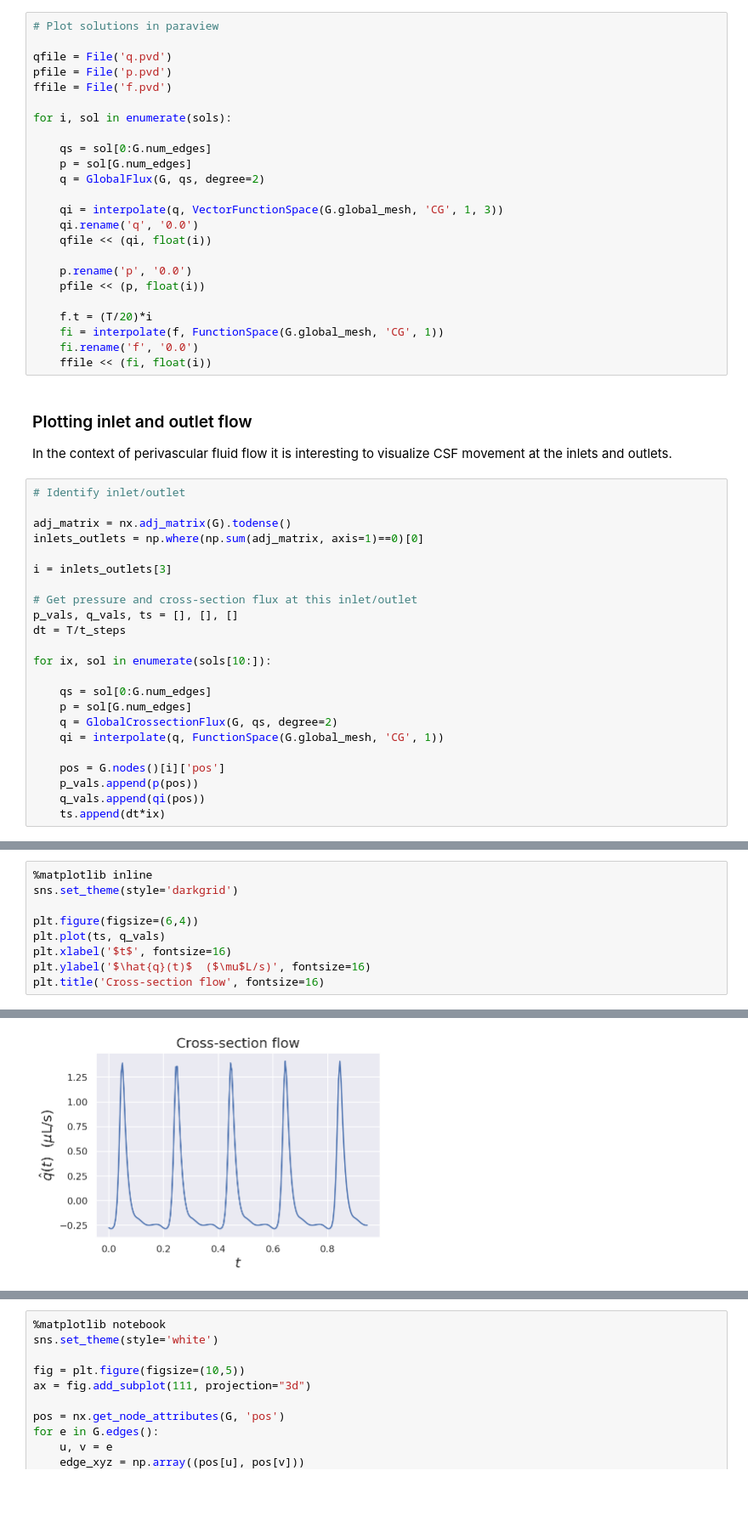
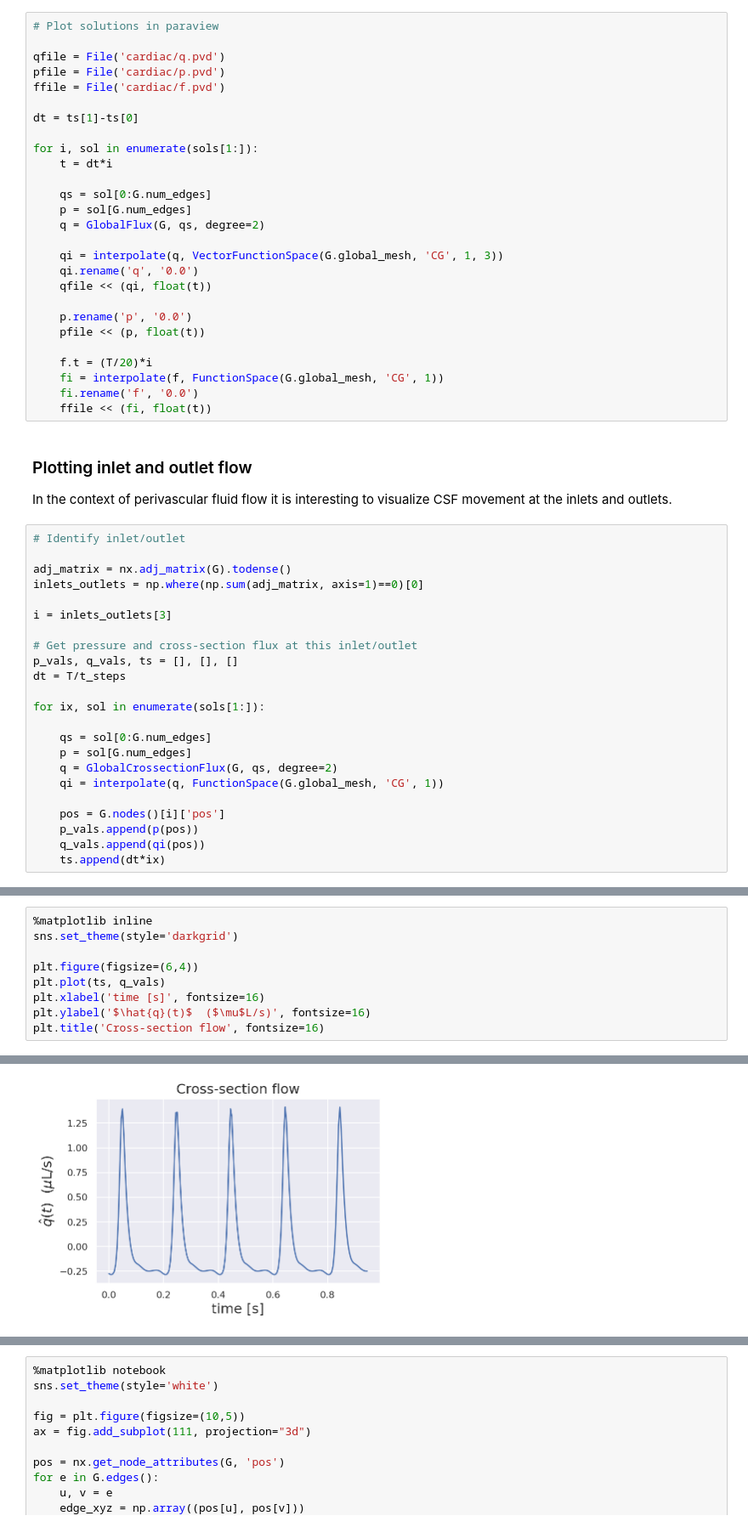
Before and after one commit to IngeborgGjerde/graphnics, a Jupyter notebook: demo/Pulsatile flow on a real vascular network.ipynb, the cells around one changed output, grey strips where cells are left out. Shown at 85% size. Cells and saved outputs as stored; diff of their text form; blank space fills up the shorter version.

```diff
--- a/demo/Pulsatile flow on a real vascular network.ipynb
+++ b/demo/Pulsatile flow on a real vascular network.ipynb
@@ -245,11 +247,14 @@ sols = time_stepping_stokes_IE_simplified(model, rho, t=Constant(0), t_steps=t_s
 # %%
 # Plot solutions in paraview
 
-qfile = File('q.pvd')
-pfile = File('p.pvd')
-ffile = File('f.pvd')
+qfile = File('cardiac/q.pvd')
+pfile = File('cardiac/p.pvd')
+ffile = File('cardiac/f.pvd')
 
-for i, sol in enumerate(sols):
+dt = ts[1]-ts[0]
+
+for i, sol in enumerate(sols[1:]):
+    t = dt*i
 
     qs = sol[0:G.num_edges]
     p = sol[G.num_edges]
@@ -257,15 +262,15 @@ for i, sol in enumerate(sols):
 
     qi = interpolate(q, VectorFunctionSpace(G.global_mesh, 'CG', 1, 3))
     qi.rename('q', '0.0')
-    qfile << (qi, float(i))
+    qfile << (qi, float(t))
 
     p.rename('p', '0.0')
-    pfile << (p, float(i))
+    pfile << (p, float(t))
 
     f.t = (T/20)*i
     fi = interpolate(f, FunctionSpace(G.global_mesh, 'CG', 1))
     fi.rename('f', '0.0')
-    ffile << (fi, float(i))
+    ffile << (fi, float(t))
 # %% [markdown]
 ### Plotting inlet and outlet flow
 
@@ -282,7 +287,7 @@ i = inlets_outlets[3]
 p_vals, q_vals, ts = [], [], []
 dt = T/t_steps
 
-for ix, sol in enumerate(sols[10:]):
+for ix, sol in enumerate(sols[1:]):
 
     qs = sol[0:G.num_edges]
     p = sol[G.num_edges]
@@ -314,14 +319,14 @@ WARNING: user expression has not supplied value_shape method or an element. Assu
 # %%
 %matplotlib inline
 sns.set_theme(style='darkgrid')
 
 plt.figure(figsize=(6,4))
 plt.plot(ts, q_vals)
-plt.xlabel('$t$', fontsize=16)
+plt.xlabel('time [s]', fontsize=16)
 plt.ylabel('$\hat{q}(t)$  ($\mu$L/s)', fontsize=16)
 plt.title('Cross-section flow', fontsize=16)
 # %% [output]
 Text(0.5, 1.0, 'Cross-section flow')
-[figure, old version]
+[figure, new version]
 # %%
 plt.plot(ts, np.cumsum(q_vals)*dt, 'g')
```
Also changed, not shown: parts of 3 cells of this notebook, 3 other files.
